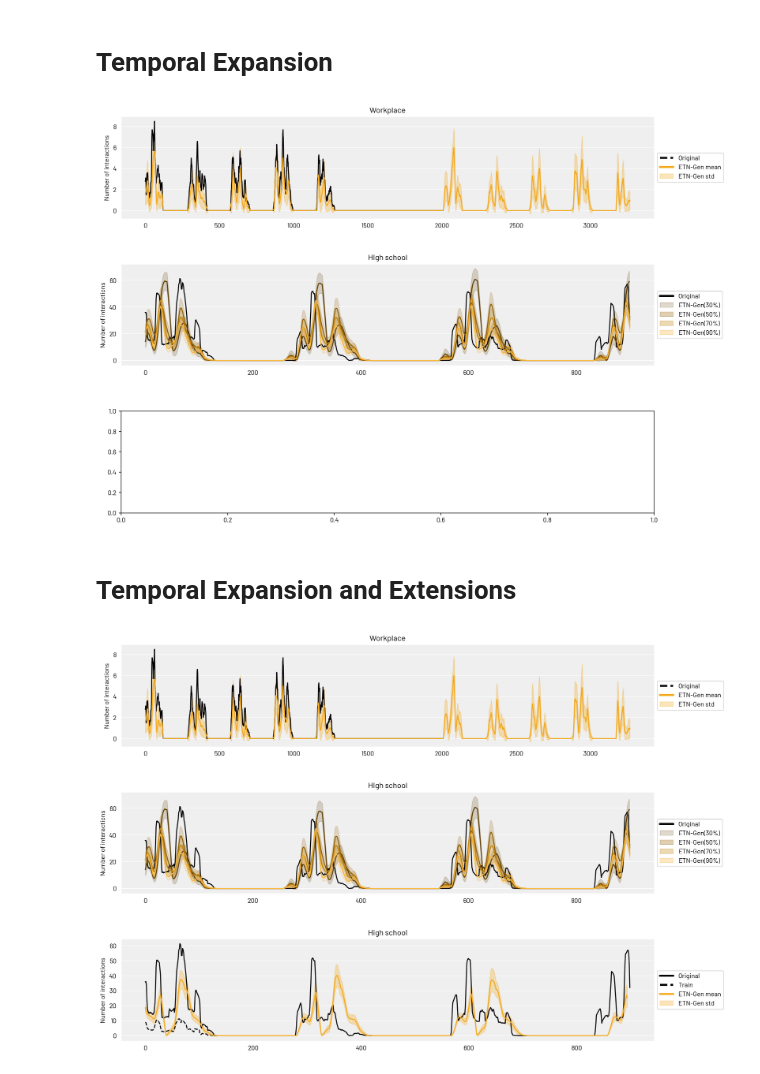
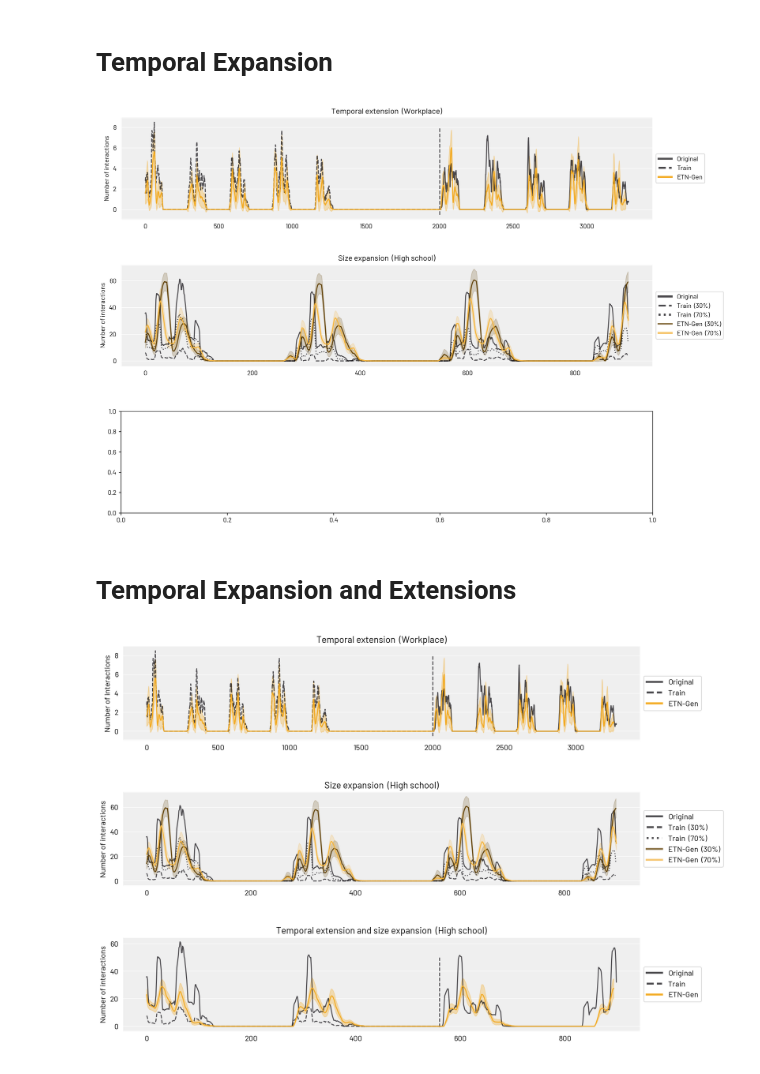
Before and after one commit to AntonioLonga/ETNgen, a Jupyter notebook: Evaluation/Expantion_and_extension.ipynb, the cells around one changed output. Drawn from its saved outputs; the diff is of its cells as text; code cells hidden in the pictures.

```diff
--- a/Evaluation/Expantion_and_extension.ipynb
+++ b/Evaluation/Expantion_and_extension.ipynb
@@ -100,6 +111,8 @@ DYM_COLOR = "#346B6D"
 # %%
 train_graph = load_train_graph_extension()
 temporal_extension = load_ETNgen_graph_extension()
+# %%
+orig_graph = load_original_graph_extension()
 # %%
 mean_nb_int,std_nb_int = compute_avg_std_nb_inter(temporal_extension)
 # %%
@@ -186,3 +214,6 @@ s_113 = load_ETNgen_graph_expansion(start[3])
+# %%
+train_36 = load_train_node_exp("36nodes")
+train_88 = load_train_node_exp("88nodes")
 # %%
 
 ETN_COLOR = "#F3AA20"
@@ -195,21 +230,21 @@ ETN_COLOR_113 = "#f5b53d"
 figure, axes = plt.subplots(nrows=3, ncols=1,figsize=(12,9))
 figure.tight_layout(h_pad=5,w_pad=1)
 
-plot_temporal_extension(axes[0],train_graph,mean_nb_int,std_nb_int)
-plot_node_exp(axes[1],train_graph_exp,s_36,s_63,s_88,s_113)
+plot_temporal_extension(axes[0],train_graph,mean_nb_int,std_nb_int,orig_graph)
+plot_node_exp(axes[1],train_graph_exp,s_36,_,s_88,_,train_36,train_88)
 # %% [output]
-[figure, old version]
+[figure, new version]
 # %% [markdown]
 # Temporal Expansion and Extensions
 # %%
 def load_train_graph_expansion_extension():
-    data_in = cs.load_data("../Generated_graphs/Extension_and_Expantion/High_School_expansion_and_extension/High_School11_63nodes_1day.dat")
+    data_in = cs.load_data("../Generated_graphs/Extension_and_Expantion/High_School_expansion_and_extension_2days/High_School11_63nodes_2day.dat")
     graphs_in = cs.build_graphs(data_in,gap=299)
     return graphs_in
 
 def load_ETNgen_graph_expansion_extension():
     res = []
-    path = "../Generated_graphs/Extension_and_Expantion/High_School_expansion_and_extension/hs_"
+    path = "../Generated_graphs/Extension_and_Expantion/High_School_expansion_and_extension_2days/hs_"
     for i in range(10):
         data_in = cs.load_data(path+str(i)+".dat")
         graphs_in = cs.build_graphs(data_in,gap=299)
@@ -230,20 +265,22 @@ def compute_avg_std_nb_inter_expansion_ext(graphs):
 def plot_exp_ext(axes,train_graph_exp,ori_exp_ext,gen_exp_ext):
     m_nb_int_exp_ext, s_nb_int_exp_ext = compute_avg_std_nb_inter_expansion_ext(gen_exp_ext)
     orig_int = moving_average(nb_interactions(train_graph_exp))
-    axes.plot(orig_int,color=ORIGINAL_COLOR)
+    axes.plot(orig_int,color=ORIGINAL_COLOR,alpha=0.7)
 
     orig_int = moving_average(nb_interactions(ori_exp_ext))
     m = moving_average(m_nb_int_exp_ext)
     s = moving_average(s_nb_int_exp_ext)
 
     x = range(len(moving_average(m_nb_int_exp_ext)))
-    axes.plot(orig_int,color=ORIGINAL_COLOR,ls="--")
+    axes.plot(orig_int,color=ORIGINAL_COLOR,ls="--",alpha=0.7)
+    axes.vlines((280*2), -0.5, 50,color=ORIGINAL_COLOR,ls="--",alpha=0.7)
+
     axes.plot(moving_average(m_nb_int_exp_ext),color=ETN_COLOR)
 
     axes.fill_between(x,m,m-s,color=ETN_COLOR,alpha=0.3)
     axes.fill_between(x,m,m+s,color=ETN_COLOR,alpha=0.3)
 
-    axes.set_title("High school")
+    axes.set_title("Temporal extension and size expansion  (High school)")
 
     axes.tick_params(bottom=False, right=False,left=False)
     axes.spines['top'].set_visible(False)
@@ -258,10 +295,10 @@ def plot_exp_ext(axes,train_graph_exp,ori_exp_ext,gen_exp_ext):
     axes.xaxis.grid(False)
 
 
-    legend_elements = [Line2D([0], [0], color=ORIGINAL_COLOR, lw=3,label='Original'),
-                       Line2D([0], [0], color=ORIGINAL_COLOR, lw=3,ls="--",label='Train'),
-                       Line2D([0], [0], color=ETN_COLOR, lw=3,label='ETN-Gen mean'),
-                       Patch(facecolor=ETN_COLOR, edgecolor=ETN_COLOR,alpha=0.3,label='ETN-Gen std')]
+    legend_elements = [Line2D([0], [0], color=ORIGINAL_COLOR, lw=3,label='Original',alpha=0.7),
+                       Line2D([0], [0], color=ORIGINAL_COLOR, lw=3,ls="--",label='Train',alpha=0.7),
+                       Line2D([0], [0], color=ETN_COLOR, lw=3,label='ETN-Gen')]
+                        ##,Patch(facecolor=ETN_COLOR, edgecolor=ETN_COLOR,alpha=0.3,label='ETN-Gen std')]
 
     # Create the figure
     axes.legend(handles=legend_elements,loc='center left', bbox_to_anchor=(1, 0.5))
@@ -269,16 +306,18 @@ def plot_exp_ext(axes,train_graph_exp,ori_exp_ext,gen_exp_ext):
 ori_exp_ext = load_train_graph_expansion_extension()
 gen_exp_ext = load_ETNgen_graph_expansion_extension()
 # %%
+import matplotlib
+matplotlib.rcParams.update({'font.size': 12})
 figure, axes = plt.subplots(nrows=3, ncols=1,figsize=(12,9))
 figure.tight_layout(h_pad=5,w_pad=1)
 
-plot_temporal_extension(axes[0],train_graph,mean_nb_int,std_nb_int)
-plot_node_exp(axes[1],train_graph_exp,s_36,s_63,s_88,s_113)
+plot_temporal_extension(axes[0],train_graph,mean_nb_int,std_nb_int,orig_graph)
+plot_node_exp(axes[1],train_graph_exp,s_36,_,s_88,_,train_36,train_88)
 plot_exp_ext(axes[2],train_graph_exp,ori_exp_ext,gen_exp_ext)
 
-figure.savefig("Temporal_expansion_extension.pdf", bbox_inches = 'tight')
+figure.savefig("Temporal_expansion_extension_V4.pdf", bbox_inches = 'tight')
 # %% [output]
-[figure, old version]
+[figure, new version]
 # %%
 orig_int = moving_average(nb_interactions(train_graph))
 m = moving_average(mean_nb_int)
```
Also changed, not shown: parts of 5 cells of this notebook, 25 other files.
